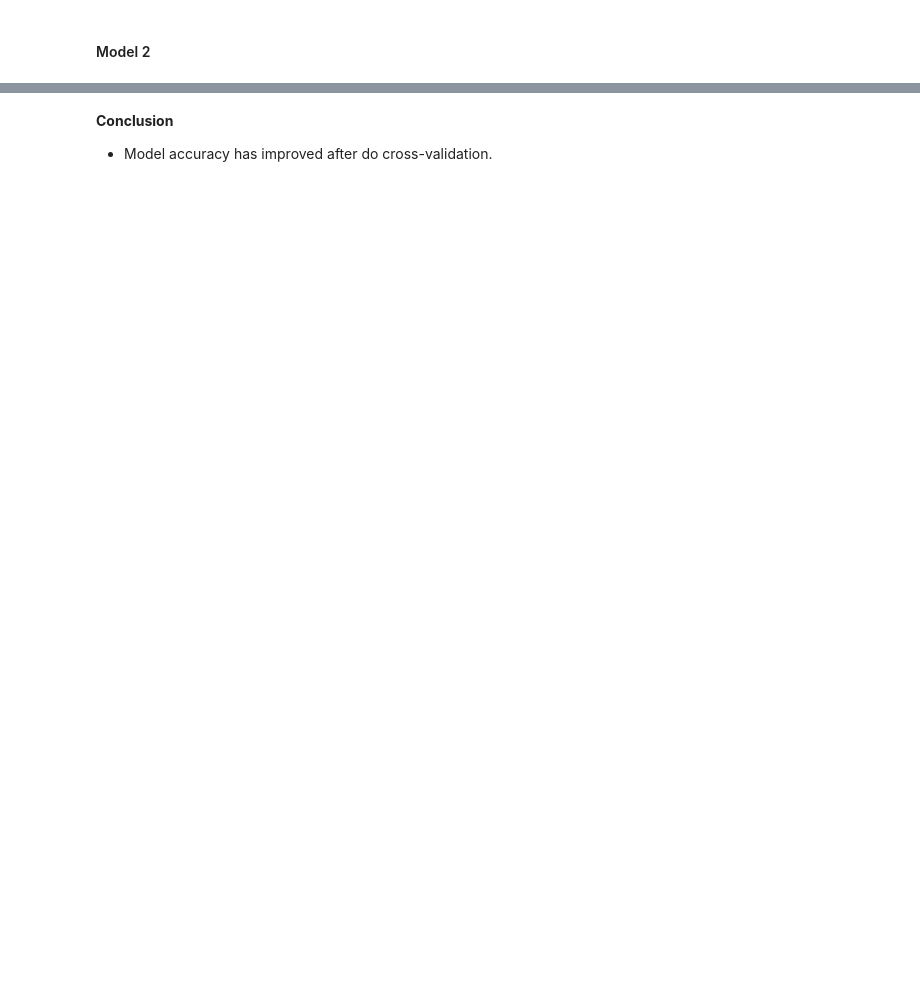
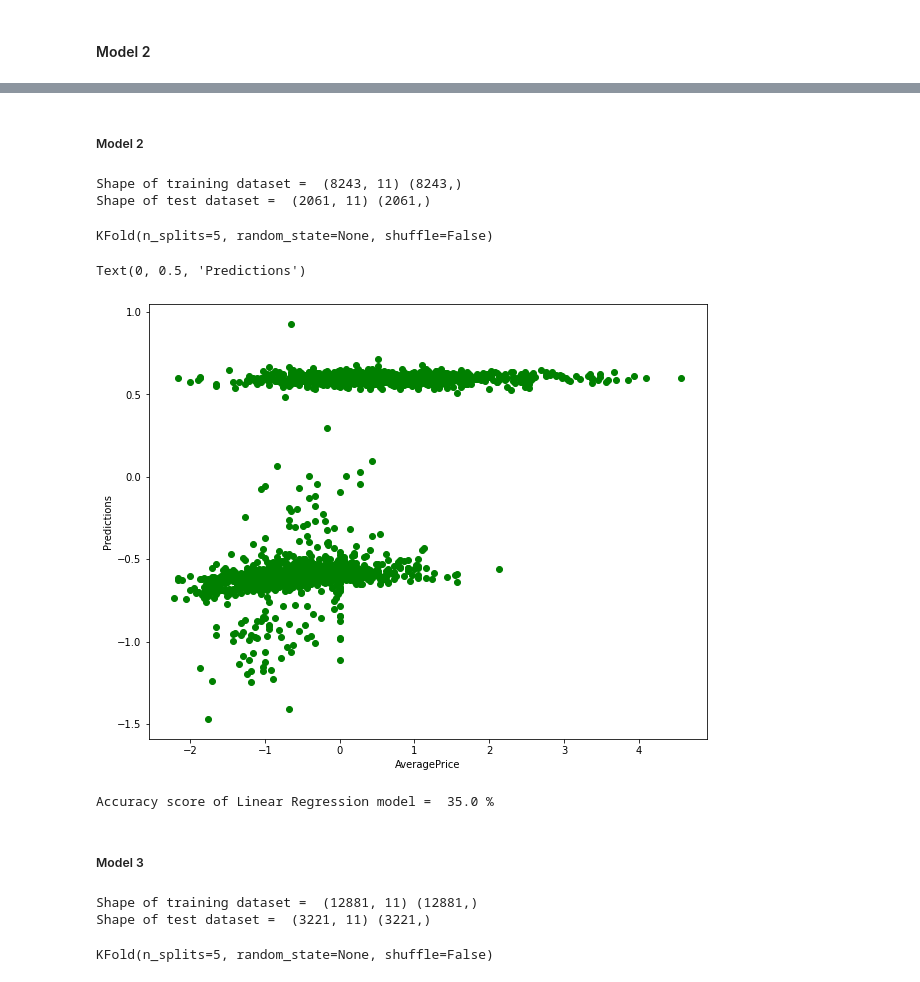
Before and after one commit to irfixq/Avocado_King, a Jupyter notebook: Avocado_King.ipynb, the cells around one changed output, grey strips where cells are left out. Saved outputs shown, nothing was run; the diff lists cells and outputs as text; code cells hidden in the pictures; blank space fills up the shorter version.

```diff
--- a/Avocado_King.ipynb
+++ b/Avocado_King.ipynb
@@ -477,8 +481,8 @@ We can also select 1 type and 1 region to do our prediction, but its going to so
 
 Hence, i decided to encode object datatype to numerical instead and do the analysis for all at once.
 # %%
-from sklearn import preprocessing
-le = preprocessing.LabelEncoder()
+from sklearn import preprocessing as pp
+le = pp.LabelEncoder()
 
 df_clean = dfnew_price ## reassign as new df before encode
 
@@ -717,7 +748,7 @@ model_2.head(10)
 | 9 | -1.366886e+00 | -0.188079 | -0.233050 | -0.107006 | -0.204566 | 1.922727e-15 | -2.284815e-01 | -1.093097e-01 | -0.169302 | ... |
 # %%
 ## create list using feature columns
-model_2_features = ['AveragePrice','TotalVolume','4046','4225','4770','TotalBags','SmallBags','LargeBags','XLargeBags','type','year','region']
+model_2_features = ['TotalVolume','4046','4225','4770','TotalBags','SmallBags','LargeBags','XLargeBags','type','year','region']
 
 # use above list to select subset of original dataframe
 X2 = model_2[model_2_features]
@@ -866,11 +1098,18 @@ Adjusted R2 score =  1.0
 from sklearn.model_selection import KFold
 from sklearn.model_selection import cross_val_score, cross_val_predict
 from sklearn import metrics
+# %% [markdown]
+##### Model 2
 # %%
-X_train, X_val, Y_train, Y_val = train_test_split(X_train,Y_train, test_size=0.20)
-print('Shape of training dataset = ', X_train.shape, Y_train.shape)
-print('Shape of test dataset = ', X_val.shape, Y_val.shape)
+X2_trainval, X2_testval, y2_trainval, y2_testval = train_test_split(X2_train,y2_train, test_size=0.20)
+print('Shape of training dataset = ', X2_trainval.shape, y2_trainval.shape)
+print('Shape of test dataset = ', X2_testval.shape, y2_testval.shape)
+# %% [output]
+Shape of training dataset =  (8243, 11) (8243,)
+Shape of test dataset =  (2061, 11) (2061,)
 # %%
-kf = KFold(n_splits=5) # Define the split - into 2 folds
-kf.get_n_splits(X) # returns the number of splitting iterations in the cross-validator
+kf = KFold(n_splits=5) # Define the split - into 5 folds
+kf.get_n_splits(X2) # returns the number of splitting iterations in the cross-validator
 print(kf)
+# %% [output]
+KFold(n_splits=5, random_state=None, shuffle=False)
@@ -888,6 +1116,33 @@ plt.ylabel('Predictions')
+# %%
+model_2 = LR2.fit(X2_trainval, y2_trainval)
+predictions_2 = LR2.predict(X2_testval)
+predictions_2
+
+## Prediction model 2 plot
+f, ax = plt.subplots(nrows=1, ncols=1, figsize=(10,8))
+plt.scatter(y2_testval, predictions_2,c='g')
+plt.xlabel('AveragePrice')
+plt.ylabel('Predictions')
+# %% [output]
+Text(0, 0.5, 'Predictions')
+[figure, added]
 # %%
 ## Check for accuracy
-print ('Accuracy score of Linear Regression model = ', model.score(X_val, Y_val))
+print ('Accuracy score of Linear Regression model = ', round(model_2.score(X2_testval, y2_testval),2)*100,"%")
+# %% [output]
+Accuracy score of Linear Regression model =  35.0 %
-# %% [markdown]
-**Conclusion**
-* Model accuracy has improved after do cross-validation.
+# %% [markdown]
+##### Model 3
+# %%
+X3_trainval, X3_testval, y3_trainval, y3_testval = train_test_split(X3_train,y3_train, test_size=0.20)
+print('Shape of training dataset = ', X3_trainval.shape, y3_trainval.shape)
+print('Shape of test dataset = ', X3_testval.shape, y3_trainval.shape)
+# %% [output]
+Shape of training dataset =  (12881, 11) (12881,)
+Shape of test dataset =  (3221, 11) (3221,)
+# %%
+kf = KFold(n_splits=5) # Define the split - into 5 folds
+kf.get_n_splits(X3) # returns the number of splitting iterations in the cross-validator
+print(kf)
+# %% [output]
+KFold(n_splits=5, random_state=None, shuffle=False)
```
Also changed, not shown: parts of 59 cells of this notebook.
